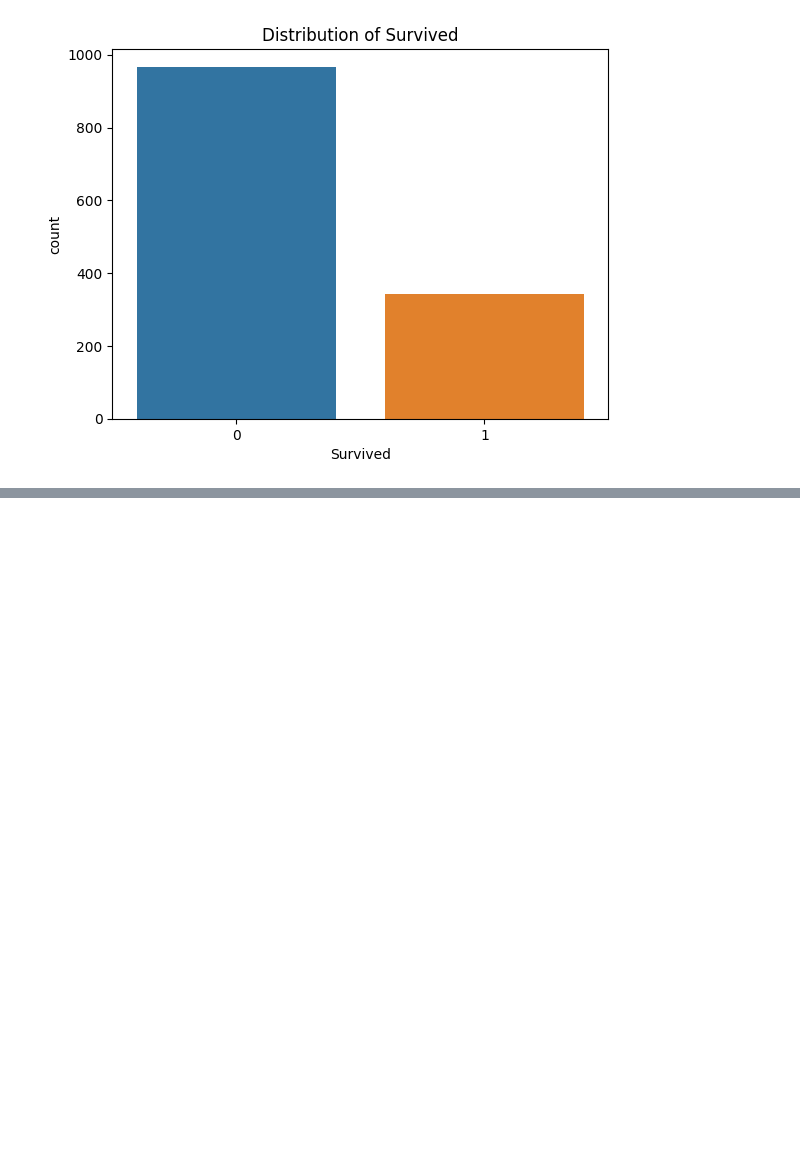
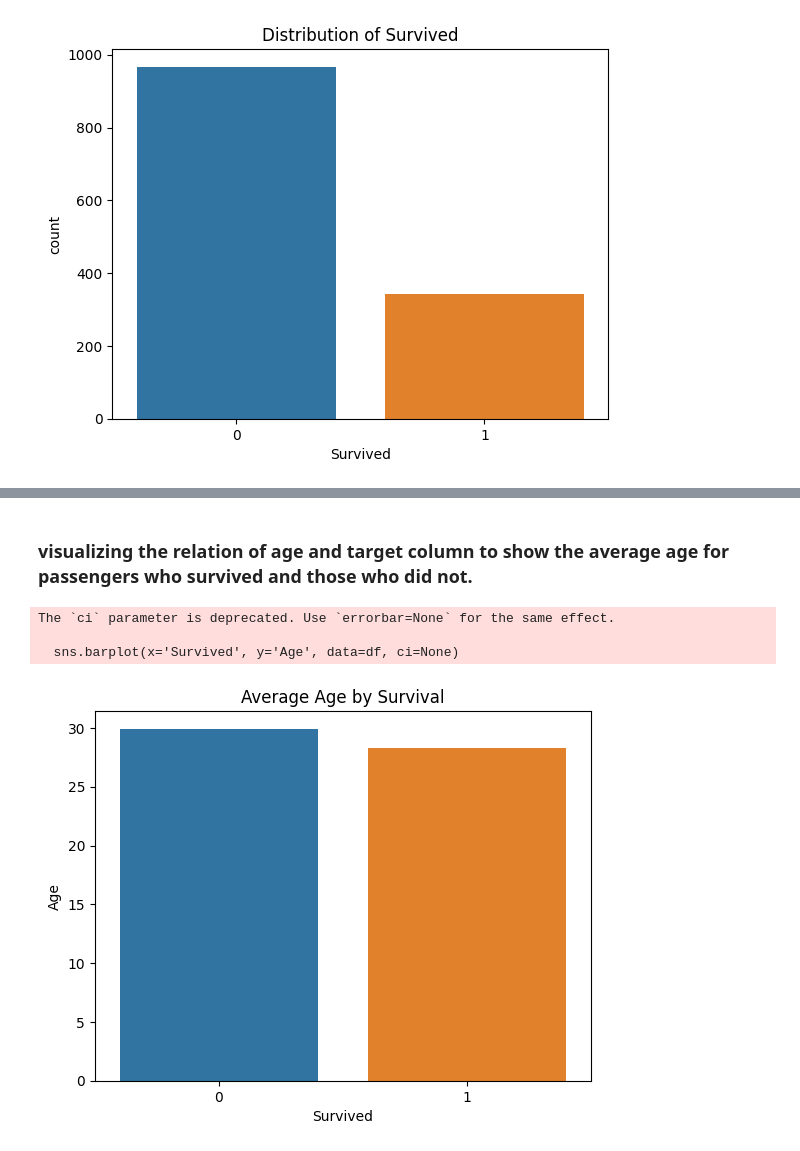
Before and after one commit to Muqaddasmehmood/strategic-thinking-CA2, a Jupyter notebook: 2023485_Muqaddas.ipynb, the cells around one changed output, grey strips where cells are left out. Saved outputs shown, nothing was run; the diff lists cells and outputs as text; code cells hidden in the pictures; blank space fills up the shorter version.

```diff
--- a/2023485_Muqaddas.ipynb
+++ b/2023485_Muqaddas.ipynb
@@ -98,0 +106,11 @@ Since the data of both classes (0 and 1), are not balanced so we will balance th
+# %% [markdown]
+### visualizing the relation of age and target column to show the average age for passengers who survived and those who did not.
+# %%
+sns.barplot(x='Survived', y='Age', data=df, ci=None)
+plt.title('Average Age by Survival')
+plt.show()
+# %% [output]
+The `ci` parameter is deprecated. Use `errorbar=None` for the same effect.
+
+  sns.barplot(x='Survived', y='Age', data=df, ci=None)
+[figure, added]
```
Also changed, not shown: parts of 5 cells of this notebook.
